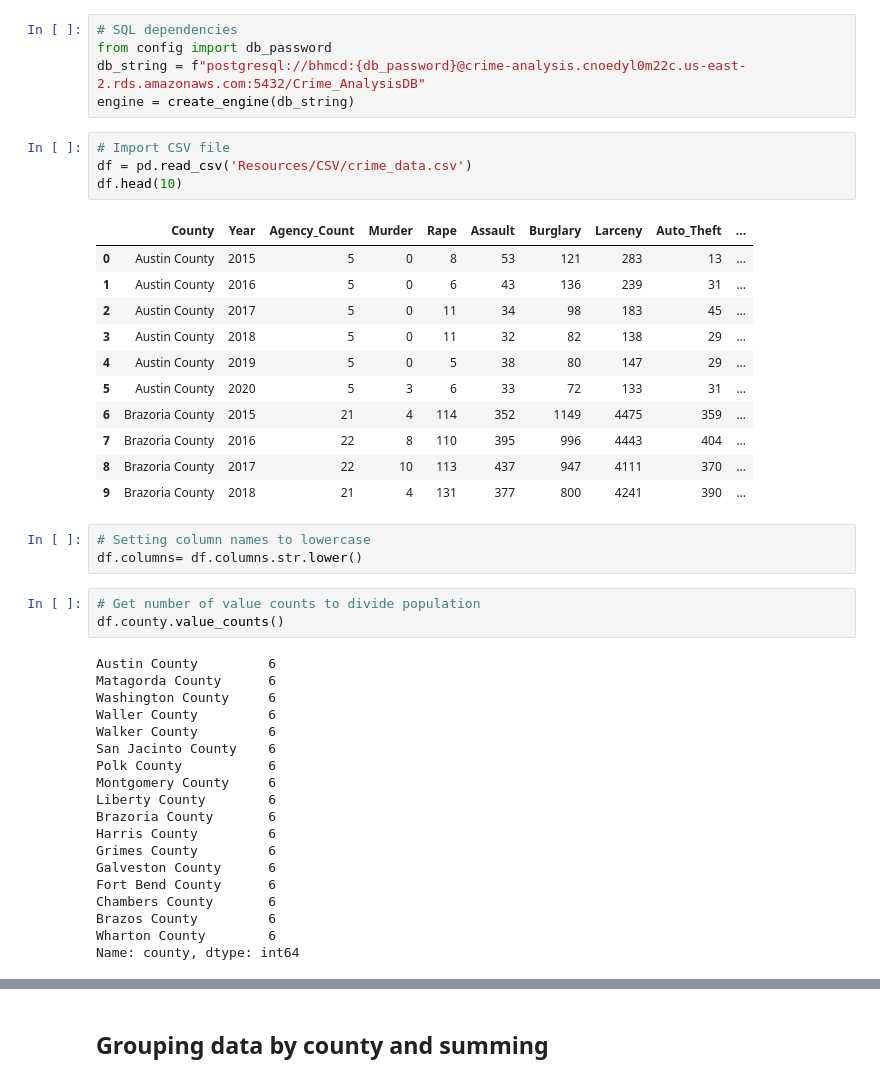
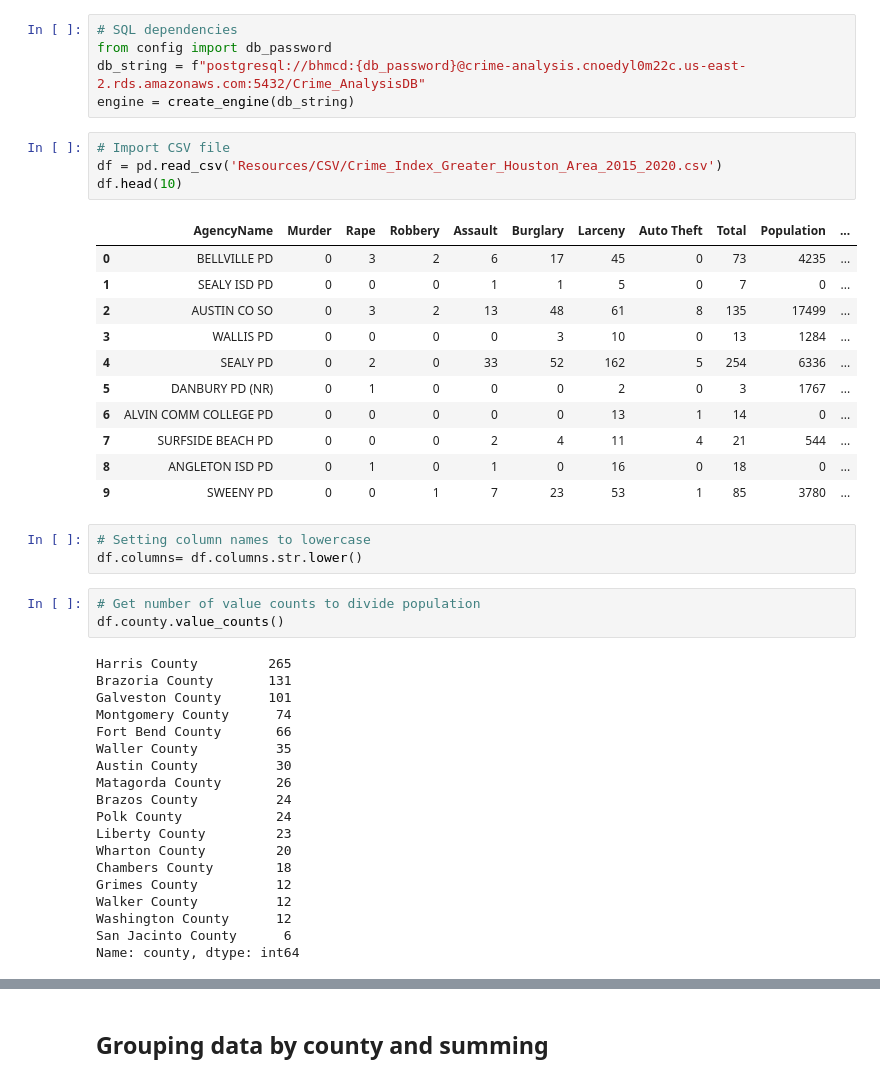
Before and after one commit to MiguelB512/Harris_Crime_Trends, a Jupyter notebook: County_Totals.ipynb, the cells around one changed output, grey strips where cells are left out. Drawn from its saved outputs; the diff is of its cells as text.

```diff
--- a/County_Totals.ipynb
+++ b/County_Totals.ipynb
@@ -17,20 +17,20 @@ db_string = f"postgresql://bhmcd:{db_password}@crime-analysis.cnoedyl0m22c.us-ea
 engine = create_engine(db_string)
 # %%
 # Import CSV file
-df = pd.read_csv('Resources/CSV/crime_data.csv')
+df = pd.read_csv('Resources/CSV/Crime_Index_Greater_Houston_Area_2015_2020.csv')
 df.head(10)
 # %% [output]
-|  | County | Year | Agency_Count | Murder | Rape | Assault | Burglary | Larceny | Auto_Theft | ... |
-| 0 | Austin County | 2015 | 5 | 0 | 8 | 53 | 121 | 283 | 13 | ... |
-| 1 | Austin County | 2016 | 5 | 0 | 6 | 43 | 136 | 239 | 31 | ... |
-| 2 | Austin County | 2017 | 5 | 0 | 11 | 34 | 98 | 183 | 45 | ... |
-| 3 | Austin County | 2018 | 5 | 0 | 11 | 32 | 82 | 138 | 29 | ... |
-| 4 | Austin County | 2019 | 5 | 0 | 5 | 38 | 80 | 147 | 29 | ... |
-| 5 | Austin County | 2020 | 5 | 3 | 6 | 33 | 72 | 133 | 31 | ... |
-| 6 | Brazoria County | 2015 | 21 | 4 | 114 | 352 | 1149 | 4475 | 359 | ... |
-| 7 | Brazoria County | 2016 | 22 | 8 | 110 | 395 | 996 | 4443 | 404 | ... |
-| 8 | Brazoria County | 2017 | 22 | 10 | 113 | 437 | 947 | 4111 | 370 | ... |
-| 9 | Brazoria County | 2018 | 21 | 4 | 131 | 377 | 800 | 4241 | 390 | ... |
+|  | AgencyName | Murder | Rape | Robbery | Assault | Burglary | Larceny | Auto Theft | Total | Population | ... |
+| 0 | BELLVILLE PD | 0 | 3 | 2 | 6 | 17 | 45 | 0 | 73 | 4235 | ... |
+| 1 | SEALY ISD PD | 0 | 0 | 0 | 1 | 1 | 5 | 0 | 7 | 0 | ... |
+| 2 | AUSTIN CO SO | 0 | 3 | 2 | 13 | 48 | 61 | 8 | 135 | 17499 | ... |
+| 3 | WALLIS PD | 0 | 0 | 0 | 0 | 3 | 10 | 0 | 13 | 1284 | ... |
+| 4 | SEALY PD | 0 | 2 | 0 | 33 | 52 | 162 | 5 | 254 | 6336 | ... |
+| 5 | DANBURY PD (NR) | 0 | 1 | 0 | 0 | 0 | 2 | 0 | 3 | 1767 | ... |
+| 6 | ALVIN COMM COLLEGE PD | 0 | 0 | 0 | 0 | 0 | 13 | 1 | 14 | 0 | ... |
+| 7 | SURFSIDE BEACH PD | 0 | 0 | 0 | 2 | 4 | 11 | 4 | 21 | 544 | ... |
+| 8 | ANGLETON ISD PD | 0 | 1 | 0 | 1 | 0 | 16 | 0 | 18 | 0 | ... |
+| 9 | SWEENY PD | 0 | 0 | 1 | 7 | 23 | 53 | 1 | 85 | 3780 | ... |
 # %%
 # Setting column names to lowercase
 df.columns= df.columns.str.lower()
@@ -38,23 +38,23 @@ df.columns= df.columns.str.lower()
 # Get number of value counts to divide population
 df.county.value_counts()
 # %% [output]
-Austin County         6
-Matagorda County      6
-Washington County     6
-Waller County         6
-Walker County         6
-San Jacinto County    6
-Polk County           6
-Montgomery County     6
-Liberty County        6
-Brazoria County       6
-Harris County         6
-Grimes County         6
-Galveston County      6
-Fort Bend County      6
-Chambers County       6
-Brazos County         6
-Wharton County        6
+Harris County         265
+Brazoria County       131
+Galveston County      101
+Montgomery County      74
+Fort Bend County       66
+Waller County          35
+Austin County          30
+Matagorda County       26
+Brazos County          24
+Polk County            24
+Liberty County         23
+Wharton County         20
+Chambers County        18
+Grimes County          12
+Walker County          12
+Washington County      12
+San Jacinto County      6
 Name: county, dtype: int64
 # %%
 # Check types
```
Also changed, not shown: parts of 10 cells of this notebook, 6 other files.
